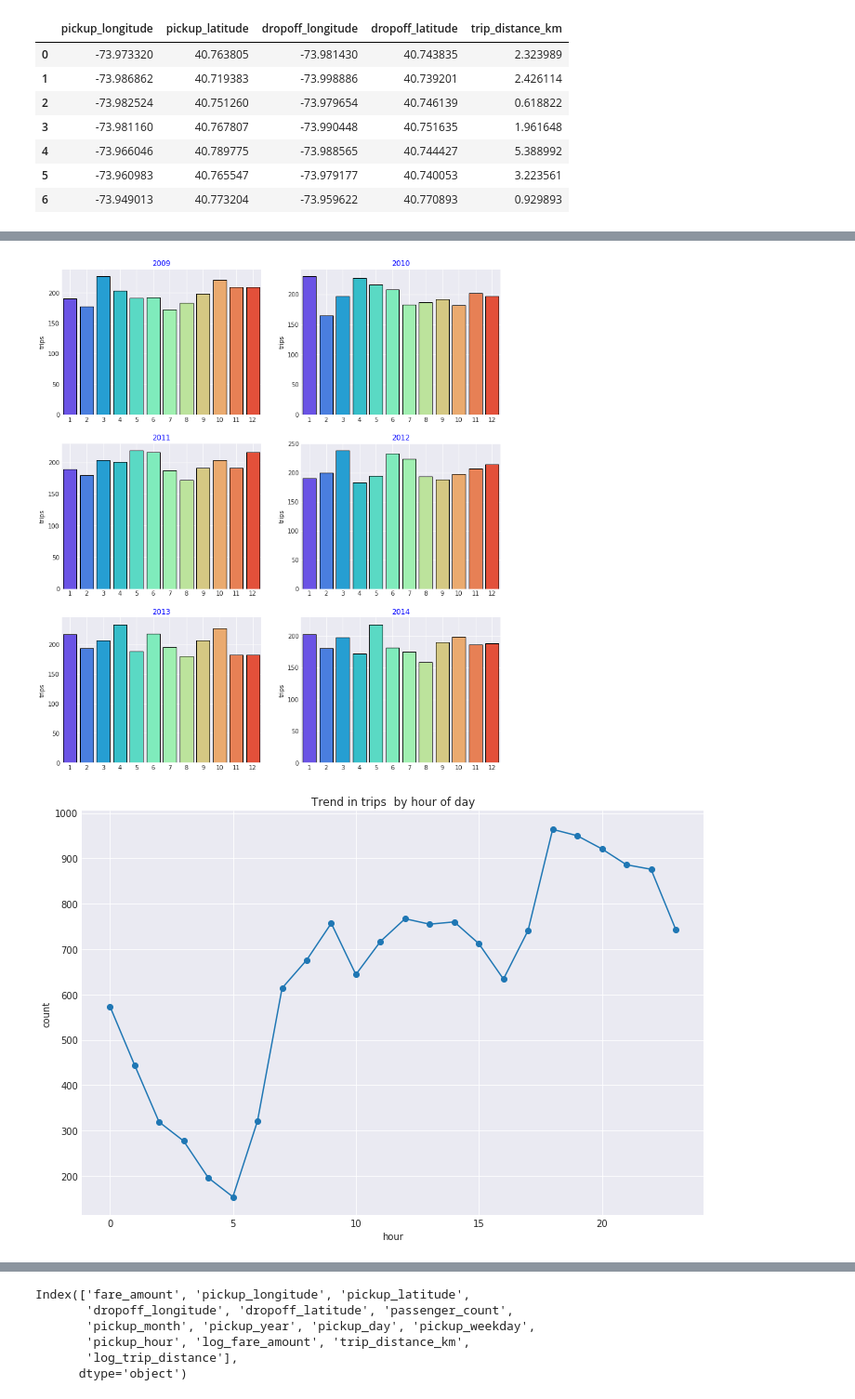
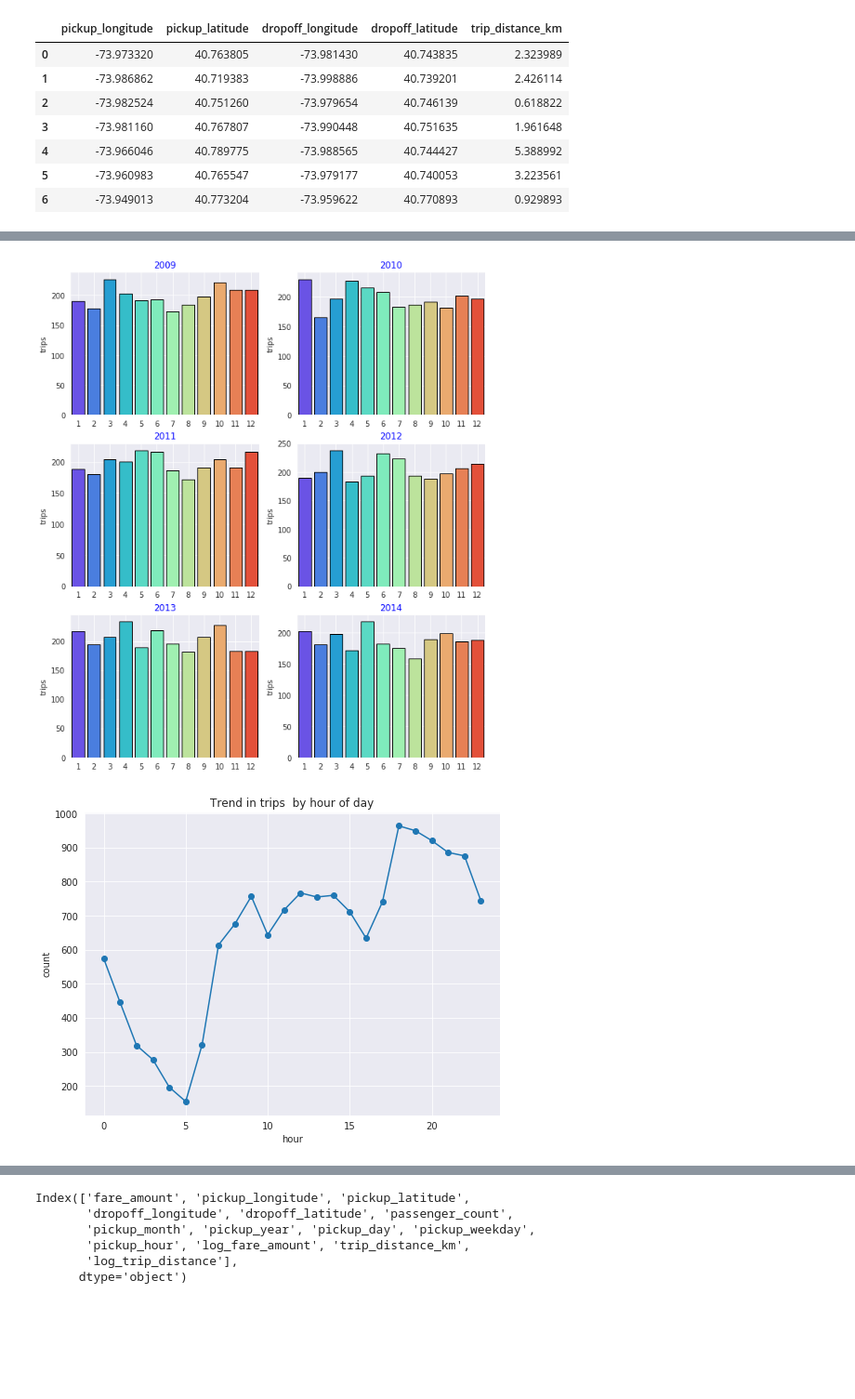
Before and after one commit to someshugar445/CabFarePrediction, a Jupyter notebook: Project2_Cab_Fare_edwisor(1).ipynb, the cells around one changed output, grey strips where cells are left out. Shown: that part at 93% size. Cells and saved outputs as stored; diff of their text form; code cells hidden in the pictures; blank space fills up the shorter version.

```diff
--- a/Project2_Cab_Fare_edwisor(1).ipynb
+++ b/Project2_Cab_Fare_edwisor(1).ipynb
@@ -262,3 +286,3 @@ dtype('<M8[ns]')
 # %%
-Test_data['pickup_datetime'] = pd.to_datetime(Test_data['pickup_datetime'],format='%Y-%m-%d %H:%M:%S %Z',
+Train_data['pickup_datetime'] = pd.to_datetime(Train_data['pickup_datetime'],format='%Y-%m-%d %H:%M:%S %Z',
                                                errors='coerce')
@@ -486,7 +509,7 @@ yrs = [i for i in Train_data["pickup_year"].unique().tolist() if i not in [2015]
 complete_dat = Train_data[Train_data["pickup_year"].isin(yrs)]
 
 
-plt.figure(figsize = (13,15))
+plt.figure(figsize = (10,12))
 for i,j in itertools.zip_longest(yrs,range(len(yrs))) :
     plt.subplot(3,2,j+1)
     trip_counts_mn = complete_dat[complete_dat["pickup_year"] == i]["pickup_month"].value_counts()
@@ -501,19 +524,19 @@ for i,j in itertools.zip_longest(yrs,range(len(yrs))) :
     plt.ylabel("trips")
 plt.savefig('Figure9.png')
 # %% [output]
-[figure, old version]
+[figure, new version]
 # %%
-fig, ax = plt.subplots(figsize=(12,8))
+fig, ax = plt.subplots(figsize=(8,6))
 trips_hr = Train_data["pickup_hour"].value_counts().reset_index()
 trips_hr.columns = ["pickup_hour","count"]
 trips_hr = trips_hr.sort_values(by = "pickup_hour",ascending = True)
 
 plt.plot(trips_hr["pickup_hour"],trips_hr["count"],'-o')
 ax.set(title = "Trend in trips  by hour of day",
                         xlabel = "hour",
                         ylabel = "count")
 plt.savefig('Figure10.png')
 # %% [output]
-[figure, old version]
+[figure, new version]
 # %%
 avg_fare_hr = Train_data.groupby("pickup_hour")["fare_amount"].mean().reset_index()
```
Also changed, not shown: parts of 26 cells of this notebook.
